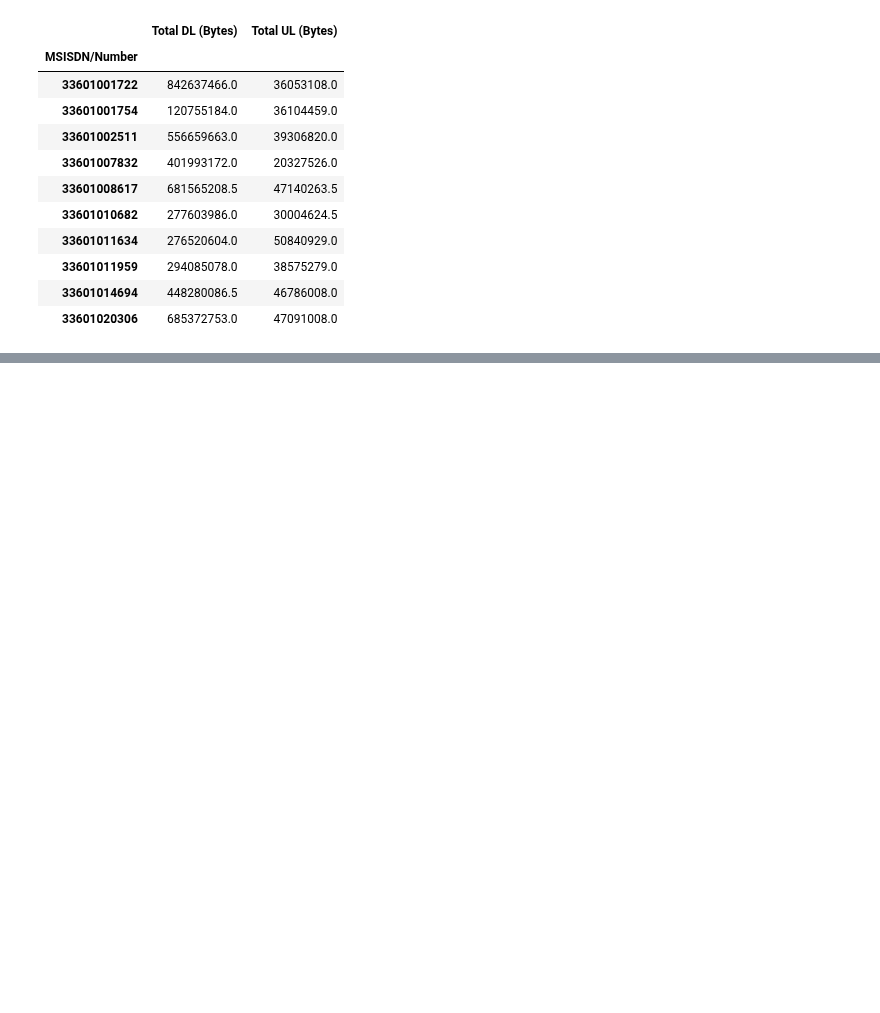
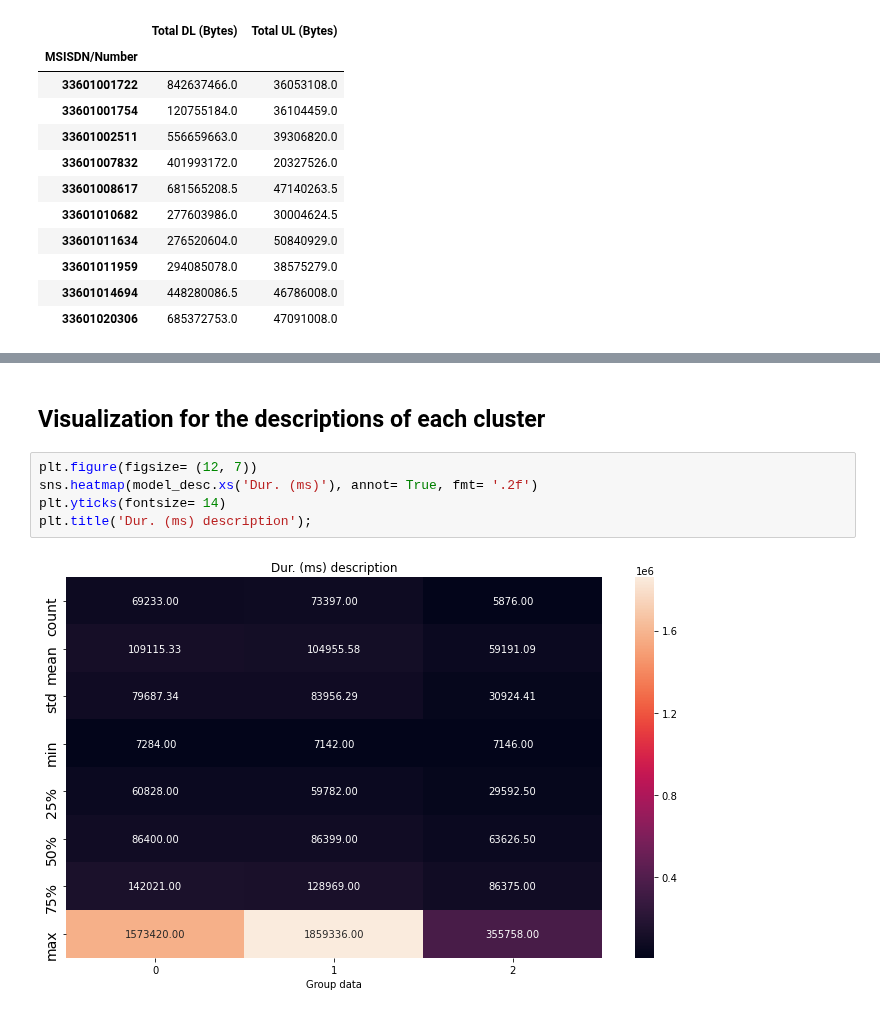
Before and after one commit to comsavvy/Data-analysis-for-business, a Jupyter notebook: Data analysis1.ipynb, the cells around one changed output, grey strips where cells are left out. Cells and saved outputs as stored; diff of their text form; blank space fills up the shorter version.

```diff
--- a/Data analysis1.ipynb
+++ b/Data analysis1.ipynb
@@ -545,0 +612,9 @@ session.agg({
+# %% [markdown]
+## Visualization for the descriptions of each cluster
+# %%
+plt.figure(figsize= (12, 7))
+sns.heatmap(model_desc.xs('Dur. (ms)'), annot= True, fmt= '.2f')
+plt.yticks(fontsize= 14)
+plt.title('Dur. (ms) description');
+# %% [output]
+[figure, added]
```
Also changed, not shown: parts of 21 cells of this notebook.
